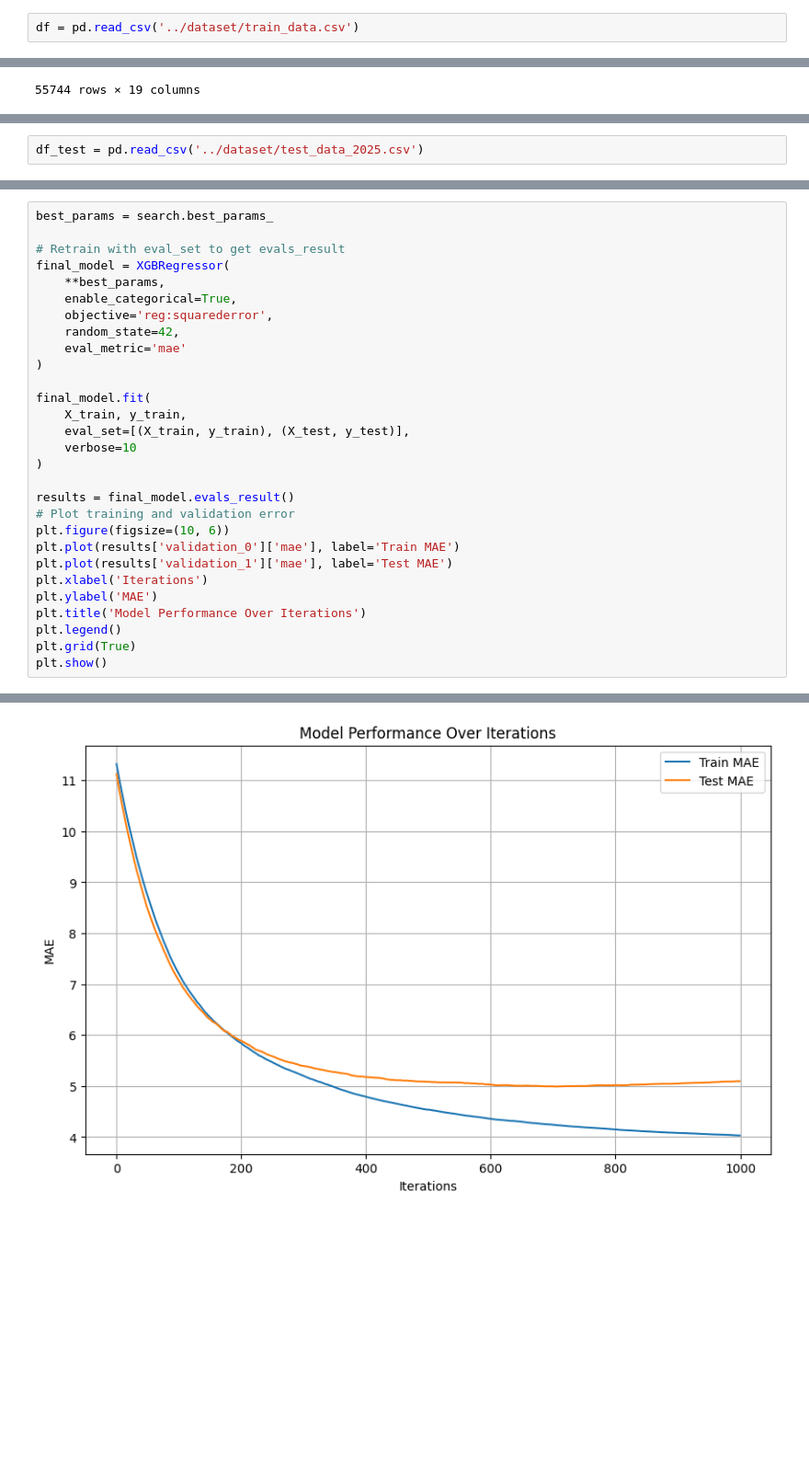
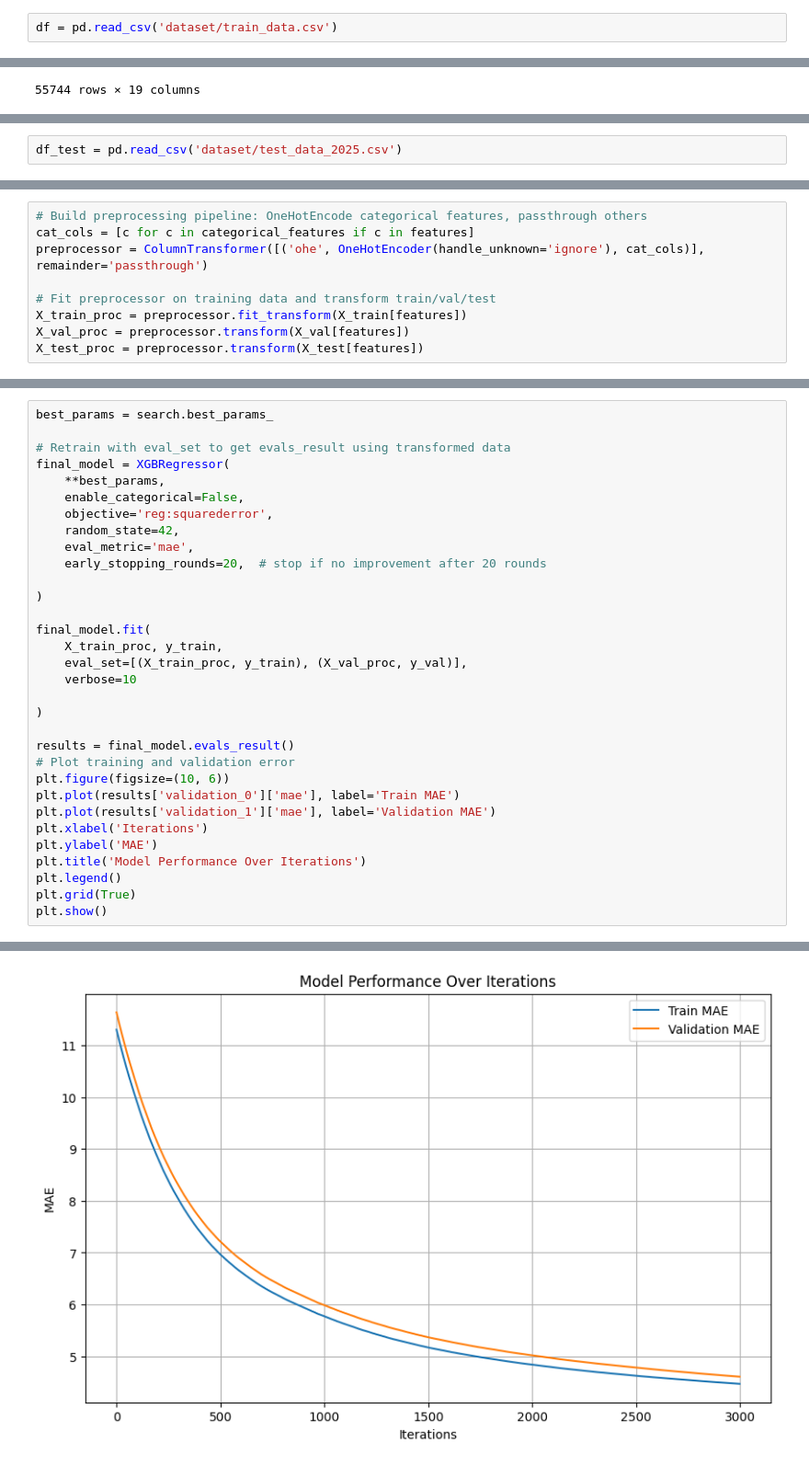
Before and after one commit to AnDo081105/DDSC-F1, a Jupyter notebook: model.ipynb, the cells around one changed output, grey strips where cells are left out. Shown at 92% size. Saved outputs shown, nothing was run; the diff lists cells and outputs as text; blank space fills up the shorter version.

```diff
--- a/model.ipynb
+++ b/model.ipynb
@@ -11,7 +17,7 @@ from sklearn.model_selection import cross_val_score, KFold
 # %% [markdown]
 ## Testing with GradientBoost from XGBoost
 # %%
-df = pd.read_csv('../dataset/train_data.csv')
+df = pd.read_csv('dataset/train_data.csv')
 # %%
 df
 # %% [output]
@@ -39,5 +41,5 @@ for col in categorical_features:
 # %%
-df_test = pd.read_csv('../dataset/test_data_2025.csv')
+df_test = pd.read_csv('dataset/test_data_2025.csv')
 # %%
 # Train/test split
 features = X.columns.tolist()
@@ -134,0 +63,9 @@ Best CV MAE: 7.1652365926018815
+# %%
+# Build preprocessing pipeline: OneHotEncode categorical features, passthrough others
+cat_cols = [c for c in categorical_features if c in features]
+preprocessor = ColumnTransformer([('ohe', OneHotEncoder(handle_unknown='ignore'), cat_cols)], remainder='passthrough')
+
+# Fit preprocessor on training data and transform train/val/test
+X_train_proc = preprocessor.fit_transform(X_train[features])
+X_val_proc = preprocessor.transform(X_val[features])
+X_test_proc = preprocessor.transform(X_test[features])
@@ -135,26 +131,29 @@ Best CV MAE: 7.1652365926018815
 # %%
 best_params = search.best_params_
 
-# Retrain with eval_set to get evals_result
+# Retrain with eval_set to get evals_result using transformed data
 final_model = XGBRegressor(
     **best_params,
-    enable_categorical=True,
+    enable_categorical=False,
     objective='reg:squarederror',
     random_state=42,
-    eval_metric='mae'
+    eval_metric='mae',
+    early_stopping_rounds=20,  # stop if no improvement after 20 rounds
+
 )
 
 final_model.fit(
-    X_train, y_train,
-    eval_set=[(X_train, y_train), (X_test, y_test)],
+    X_train_proc, y_train,
+    eval_set=[(X_train_proc, y_train), (X_val_proc, y_val)],
     verbose=10
+
 )
 
 results = final_model.evals_result()
 # Plot training and validation error
 plt.figure(figsize=(10, 6))
 plt.plot(results['validation_0']['mae'], label='Train MAE')
-plt.plot(results['validation_1']['mae'], label='Test MAE')
+plt.plot(results['validation_1']['mae'], label='Validation MAE')
 plt.xlabel('Iterations')
 plt.ylabel('MAE')
 plt.title('Model Performance Over Iterations')
@@ -182 +181 @@ plt.show()
-[figure, old version]
+[figure, new version]
```
Also changed, not shown: parts of 15 cells of this notebook, 4 other files.
